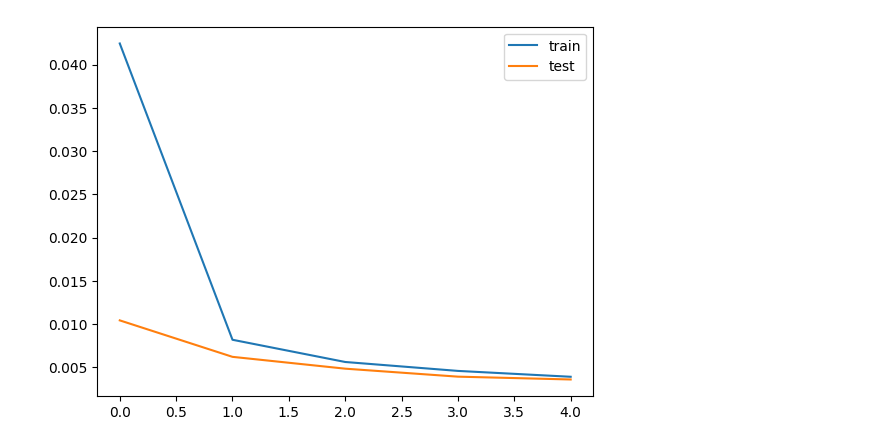
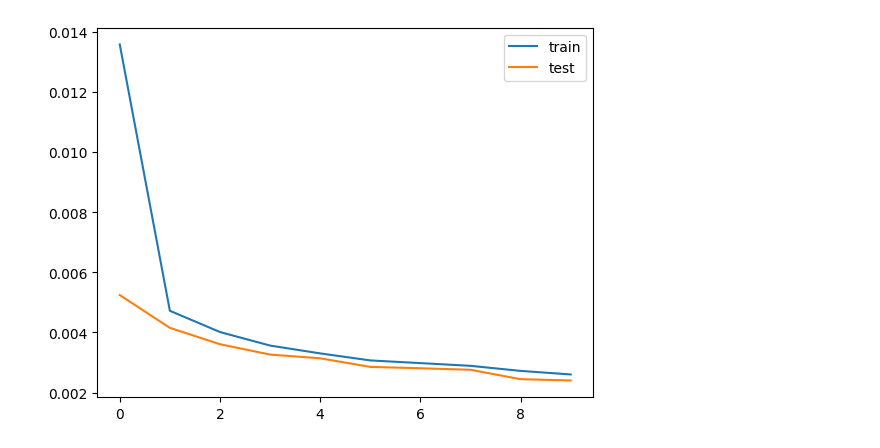
Before and after one commit to Yegor-men/vae, a Jupyter notebook: multiple_of_16_vae.ipynb, the cells around one changed output. Cells and saved outputs as stored; diff of their text form; code cells hidden in the pictures.

```diff
--- a/multiple_of_16_vae.ipynb
+++ b/multiple_of_16_vae.ipynb
@@ -6,29 +6,29 @@ from torch import nn
 device = torch.device("cuda" if torch.cuda.is_available() else "cpu")
 # %%
 class Encoder(nn.Module):
-    def __init__(self, hidden_channels:int, color_channels:int) -> None:
+    def __init__(self) -> None:
         super().__init__()
 
-        self.lrelu = nn.LeakyReLU()
+        self.lrelu = nn.LeakyReLU(negative_slope=0.2)
 
         self.block1 = nn.Sequential(
-            nn.Conv2d(in_channels=color_channels, out_channels=32, kernel_size=4, stride=2, padding=1),
+            nn.Conv2d(in_channels=1, out_channels=3, kernel_size=2, stride=2, padding=0),
             self.lrelu
         )
         self.block2 = nn.Sequential(
-            nn.Conv2d(in_channels=32, out_channels=64, kernel_size=4, stride=2, padding=1),
+            nn.Conv2d(in_channels=3, out_channels=10, kernel_size=2, stride=2, padding=0),
             self.lrelu
         )
         self.block3 = nn.Sequential(
-            nn.Conv2d(in_channels=64, out_channels=128, kernel_size=2, stride=2, padding=0),
+            nn.Conv2d(in_channels=10, out_channels=25, kernel_size=2, stride=2, padding=0),
             self.lrelu
         )
         self.block4 = nn.Sequential(
-            nn.Conv2d(in_channels=128, out_channels=256, kernel_size=2, stride=2, padding=0),
+            nn.Conv2d(in_channels=25, out_channels=80, kernel_size=2, stride=2, padding=0),
             self.lrelu
         )
         self.block5 = nn.Sequential(
-            nn.Conv2d(in_channels=256, out_channels=hidden_channels, kernel_size=1, stride=1, padding=0)
+            nn.Conv2d(in_channels=80, out_channels=64, kernel_size=1, stride=1, padding=0)
         )
 
     def forward(self, x: torch.Tensor) -> torch.Tensor:
@@ -45,29 +45,29 @@ class Encoder(nn.Module):
         return x
 # %%
 class Decoder(nn.Module):
-    def __init__(self, hidden_channels: int, color_channels:int) -> None:
+    def __init__(self) -> None:
         super().__init__()
 
-        self.lrelu = nn.LeakyReLU()
+        self.lrelu = nn.LeakyReLU(negative_slope=0.2)
 
         self.block1 = nn.Sequential(
-            nn.ConvTranspose2d(in_channels=hidden_channels, out_channels=256, kernel_size=1, stride=1, padding=0),
+            nn.ConvTranspose2d(in_channels=64, out_channels=80, kernel_size=1, stride=1, padding=0),
             self.lrelu,
         )
         self.block2 = nn.Sequential(
-            nn.ConvTranspose2d(in_channels=256, out_channels=128, kernel_size=2, stride=2, padding=0),
+            nn.ConvTranspose2d(in_channels=80, out_channels=25, kernel_size=2, stride=2, padding=0),
             self.lrelu,
         )
         self.block3 = nn.Sequential(
-            nn.ConvTranspose2d(in_channels=128, out_channels=64, kernel_size=2, stride=2, padding=0),
+            nn.ConvTranspose2d(in_channels=25, out_channels=10, kernel_size=2, stride=2, padding=0),
             self.lrelu,
         )
         self.block4 = nn.Sequential(
-            nn.ConvTranspose2d(in_channels=64, out_channels=32, kernel_size=4, stride=2, padding=1),
+            nn.ConvTranspose2d(in_channels=10, out_channels=3, kernel_size=2, stride=2, padding=0),
             self.lrelu,
         )
         self.block5 = nn.Sequential(
-            nn.ConvTranspose2d(in_channels=32, out_channels=color_channels, kernel_size=4, stride=2, padding=1),
+            nn.ConvTranspose2d(in_channels=3, out_channels=1, kernel_size=2, stride=2, padding=0)
         )
 
     def forward(self, x:torch.Tensor) -> torch.Tensor:
@@ -84,10 +84,10 @@ class Decoder(nn.Module):
         return x
 # %%
 class VAE(nn.Module):
-    def __init__(self, hidden_channels: int, color_channels:int) -> None:
+    def __init__(self) -> None:
         super().__init__()
-        self.encode = Encoder(hidden_channels=hidden_channels, color_channels=color_channels)
-        self.decode = Decoder(hidden_channels=hidden_channels, color_channels=color_channels)
+        self.encode = Encoder()
+        self.decode = Decoder()
 
     def forward(self, x: torch.Tensor) -> torch.Tensor:
         x = self.encode(x)
@@ -161,13 +161,13 @@ class GPUDataset(torch.utils.data.Dataset):
     def __getitem__(self, index):
         return self.data[index], self.targets[index]  # Normalize here if needed
 # %%
-EPOCHS = 5
+EPOCHS = 10
 LEARNING_RATE = 0.01
 BATCH_SIZE = 32
 UPDATE_EVERY_NUM_BATCHES = 1
-HIDDEN_CHANNELS = 32
+HIDDEN_CHANNELS = 128
 
-model = VAE(hidden_channels=HIDDEN_CHANNELS, color_channels=1).to(device)
+model = VAE().to(device)
 
 loss_fn = nn.MSELoss()
 optimizer = torch.optim.Adam(model.parameters(), lr=LEARNING_RATE)
@@ -193,6 +193,7 @@ for epoch in range(EPOCHS):
         train_loss_batches.append(loss.item())
         train_loss += loss.item() * len(X)
         if current_batch % UPDATE_EVERY_NUM_BATCHES == 0:
+            torch.nn.utils.clip_grad_norm_(model.parameters(), max_norm=1.0)
             optimizer.step()
             optimizer.zero_grad()
     train_loss /= len(train_data)
@@ -230,4 +241,4 @@ V | Loss: 0.00357
-[figure, old version]
+[figure, new version]
 # %%
 import numpy as np
 
```
Also changed, not shown: parts of 2 cells of this notebook.
